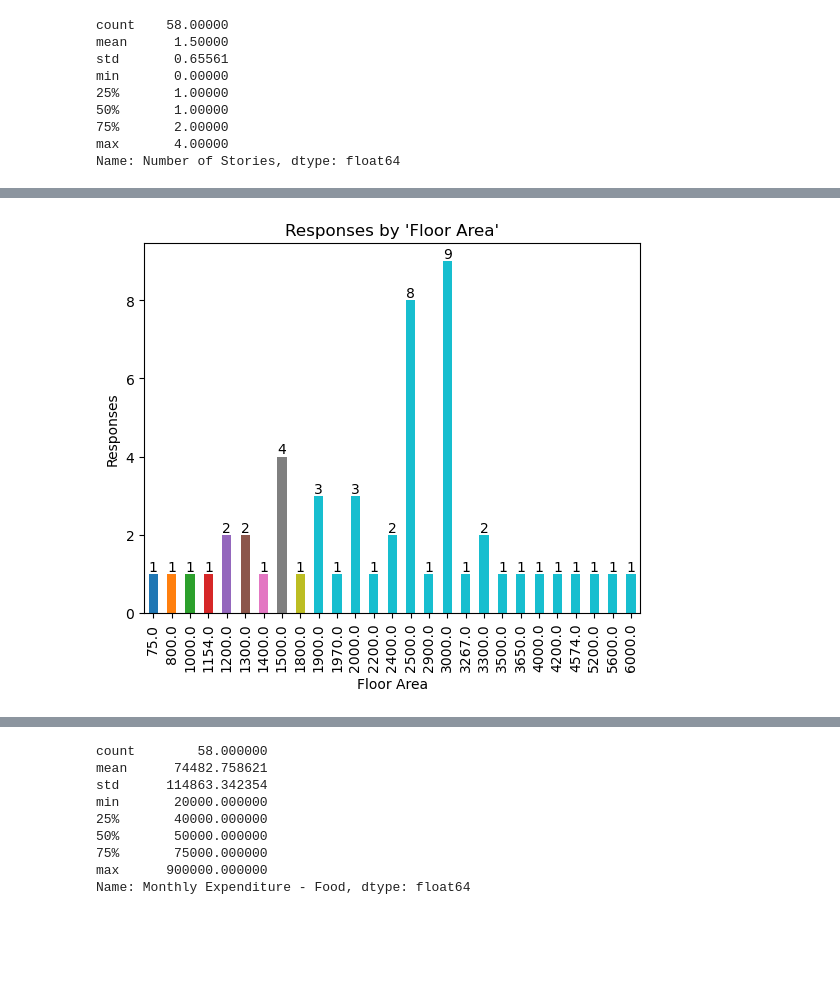
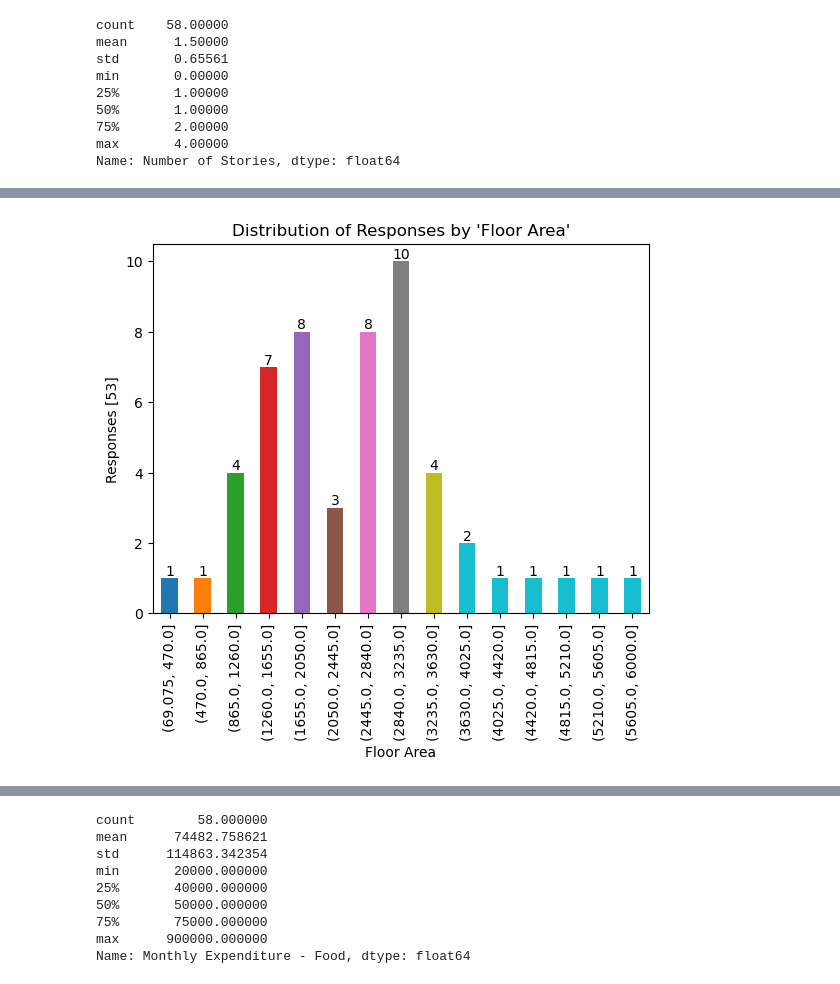
Before and after one commit to pcperera/energy-usage-sri-lanka, a Jupyter notebook: descriptive.ipynb, the cells around one changed output, grey strips where cells are left out. Cells and saved outputs as stored; diff of their text form; code cells hidden in the pictures; blank space fills up the shorter version.

```diff
--- a/descriptive.ipynb
+++ b/descriptive.ipynb
@@ -116,0 +117,20 @@ def bar_plot(field_name: str):
+# %%
+def bar_plot_bins(field_name: str, bins: int):
+    cmap = matplot.get_cmap('tab10')
+
+    # Create bins based on the value ranges
+    bins = pd.cut(df[field_name], bins=bins)
+
+    # Group the data by the bins and count the values
+    grouped_data = df[field_name].groupby(bins).count()
+
+    # Plot the bar chart
+    grouped_data.plot(kind='bar', color=cmap(numpy.arange(len(grouped_data))))
+
+    for i, v in enumerate(grouped_data):
+        matplot.text(i, v, str(v), ha='center', va='bottom')
+
+    # Add labels and title
+    matplot.xlabel(field_name)
+    matplot.ylabel(f'Responses [{grouped_data.sum()}]')
+    matplot.title(f'Distribution of Responses by \'{field_name}\'')
@@ -141,7 +187,7 @@ df['Floor Area'] =  pd.to_numeric(df['Floor Area'], errors='coerce')
 # %%
-bar_plot('Floor Area')
+bar_plot_bins('Floor Area', 15)
 # %% [output]
-[figure, old version]
+[figure, new version]
 # %%
 bar_plot('Relationship to the head of the household')
 # %% [output]
```
Also changed, not shown: parts of 28 cells of this notebook.
